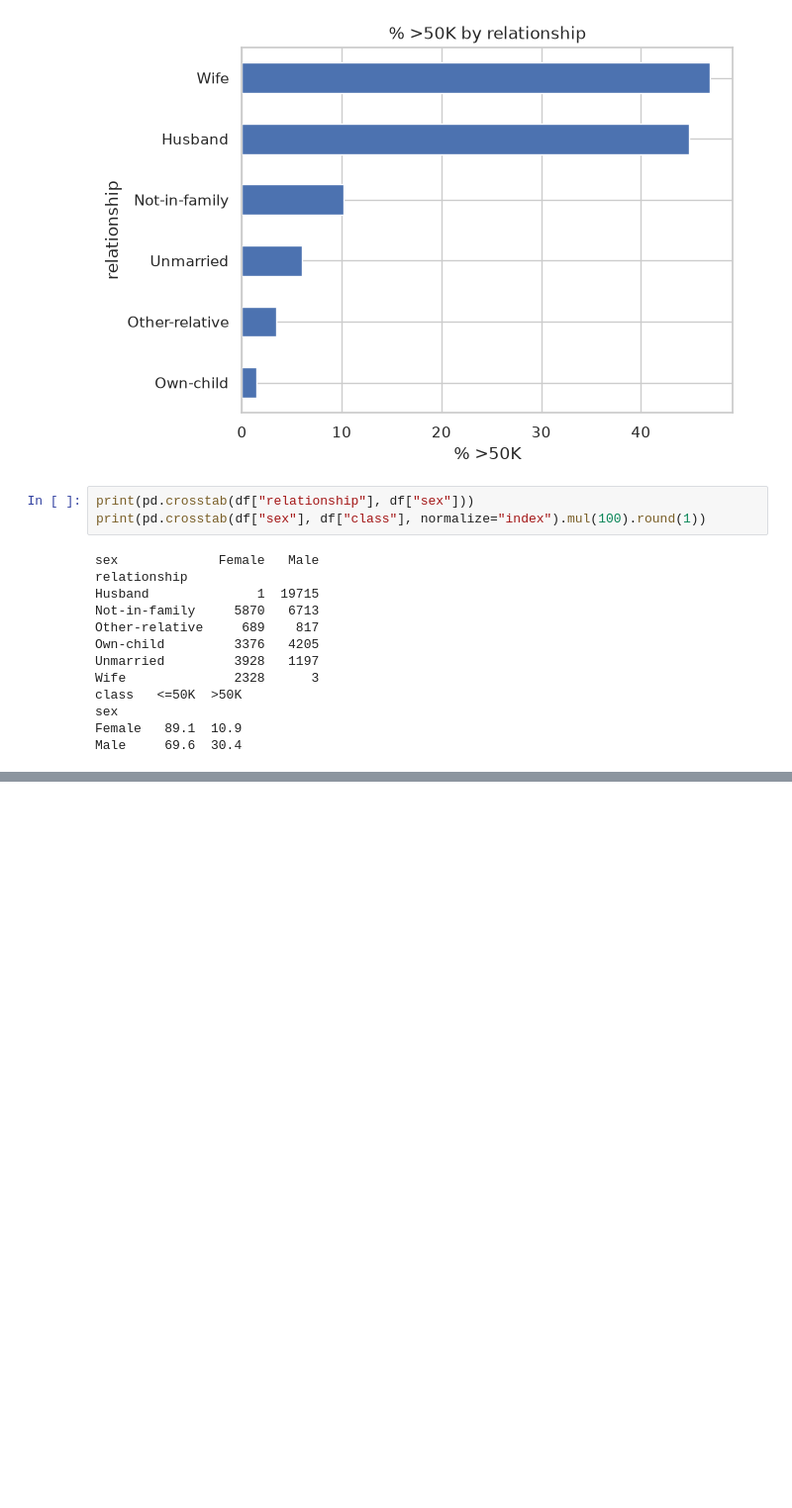
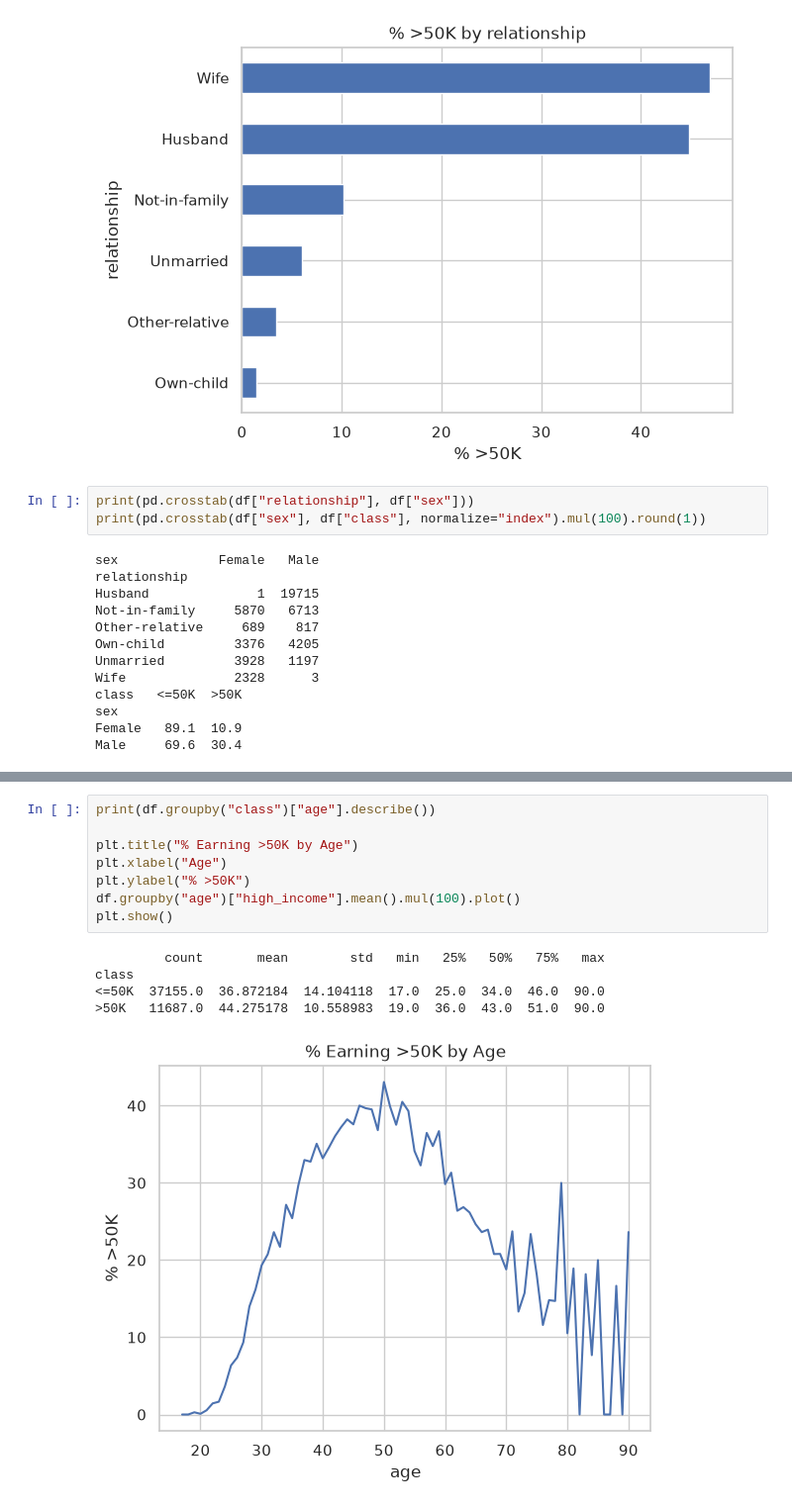
Before and after one commit to Galacticica/data-science-class, a Jupyter notebook: People/people.ipynb, the cells around one changed output, grey strips where cells are left out. Shown at 99% size. Drawn from its saved outputs; the diff is of its cells as text; blank space fills up the shorter version.

```diff
--- a/People/people.ipynb
+++ b/People/people.ipynb
@@ -309,0 +345,14 @@ Male     69.6  30.4
+# %%
+print(df.groupby("class")["age"].describe())
+
+plt.title("% Earning >50K by Age")
+plt.xlabel("Age")
+plt.ylabel("% >50K")
+df.groupby("age")["high_income"].mean().mul(100).plot()
+plt.show()
+# %% [output]
+         count       mean        std   min   25%   50%   75%   max
+class
+<=50K  37155.0  36.872184  14.104118  17.0  25.0  34.0  46.0  90.0
+>50K   11687.0  44.275178  10.558983  19.0  36.0  43.0  51.0  90.0
+[figure, added]
```
Also changed, not shown: parts of 14 cells of this notebook.
